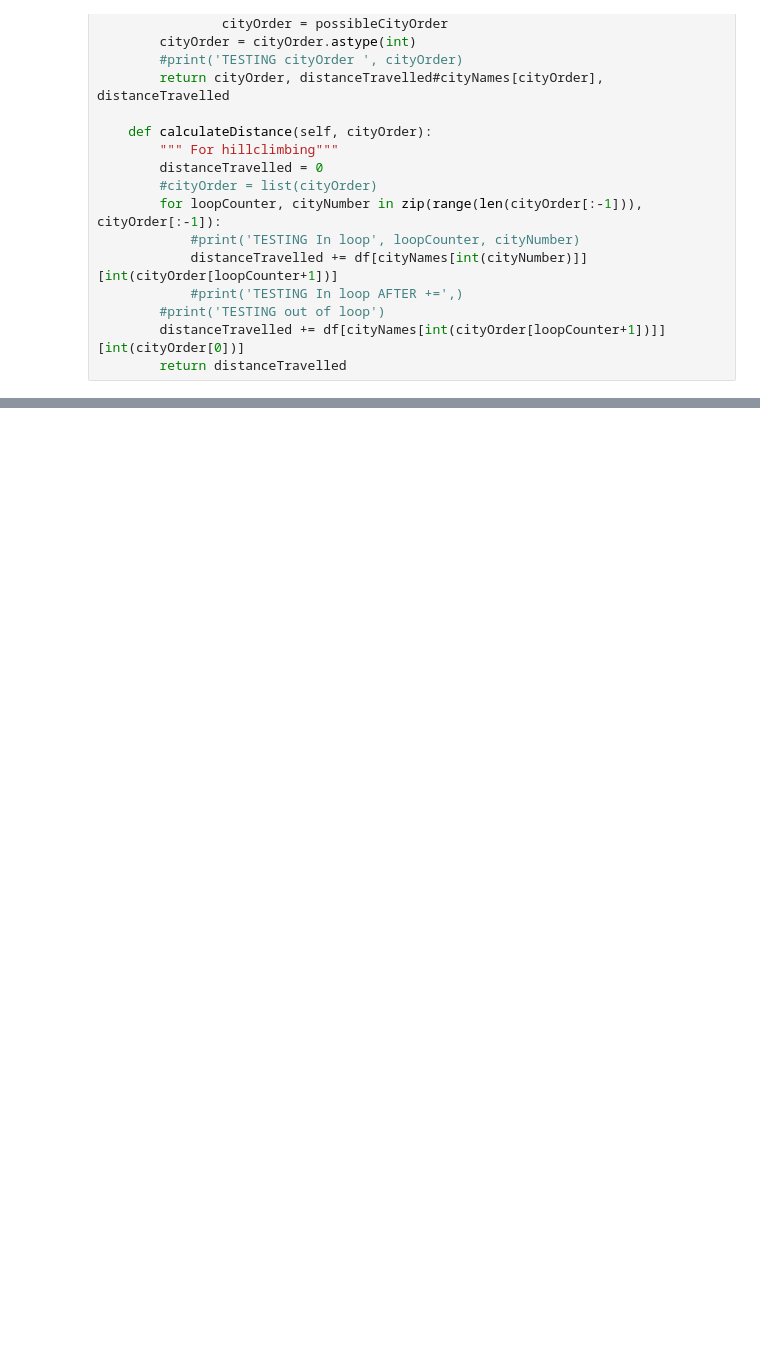
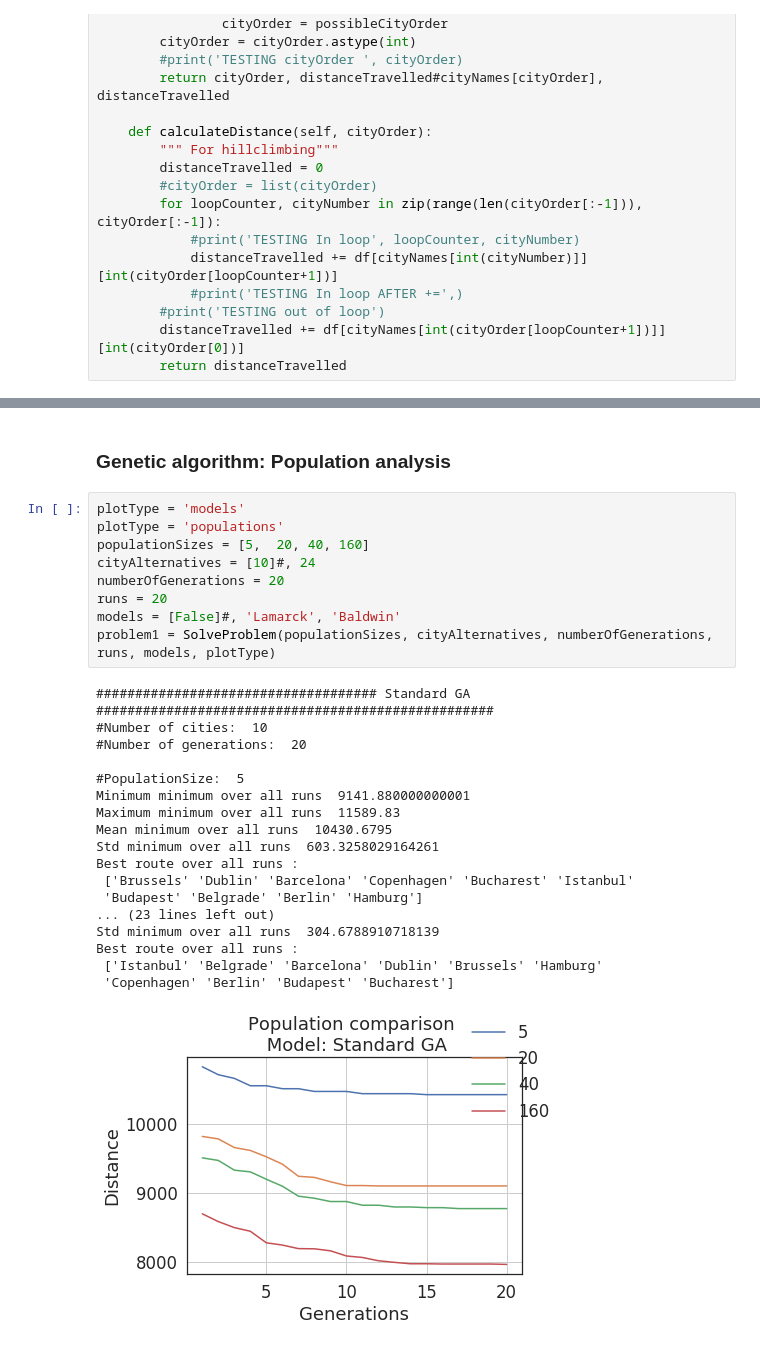
Before and after one commit to kaaja/BIC, a Jupyter notebook: m1/m1.ipynb, the cells around one changed output, grey strips where cells are left out. Cells and saved outputs as stored; diff of their text form; blank space fills up the shorter version.

```diff
--- a/m1/m1.ipynb
+++ b/m1/m1.ipynb
@@ -687 +616,31 @@ Best route over all runs :
+# %% [markdown]
+### Genetic algorithm: Population analysis
+# %%
+plotType = 'models'
+plotType = 'populations'
+populationSizes = [5,  20, 40, 160]
+cityAlternatives = [10]#, 24
+numberOfGenerations = 20
+runs = 20
+models = [False]#, 'Lamarck', 'Baldwin'
+problem1 = SolveProblem(populationSizes, cityAlternatives, numberOfGenerations, runs, models, plotType)
+# %% [output]
+#################################### Standard GA ###################################################
+#Number of cities:  10
+#Number of generations:  20
+
+#PopulationSize:  5
+Minimum minimum over all runs  9141.880000000001
+Maximum minimum over all runs  11589.83
+Mean minimum over all runs  10430.6795
+Std minimum over all runs  603.3258029164261
+Best route over all runs :
+ ['Brussels' 'Dublin' 'Barcelona' 'Copenhagen' 'Bucharest' 'Istanbul'
+ 'Budapest' 'Belgrade' 'Berlin' 'Hamburg']
+... (23 lines left out)
+Std minimum over all runs  304.6788910718139
+Best route over all runs :
+ ['Istanbul' 'Belgrade' 'Barcelona' 'Dublin' 'Brussels' 'Hamburg'
+ 'Copenhagen' 'Berlin' 'Budapest' 'Bucharest']
+[figure, added]
 # %% [markdown]
```
Also changed, not shown: parts of 22 cells of this notebook.
